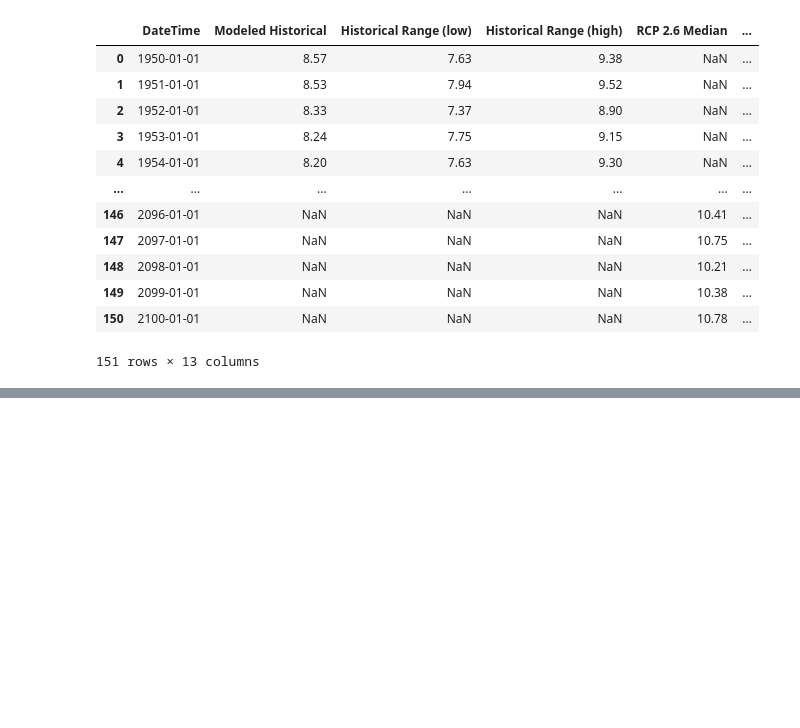
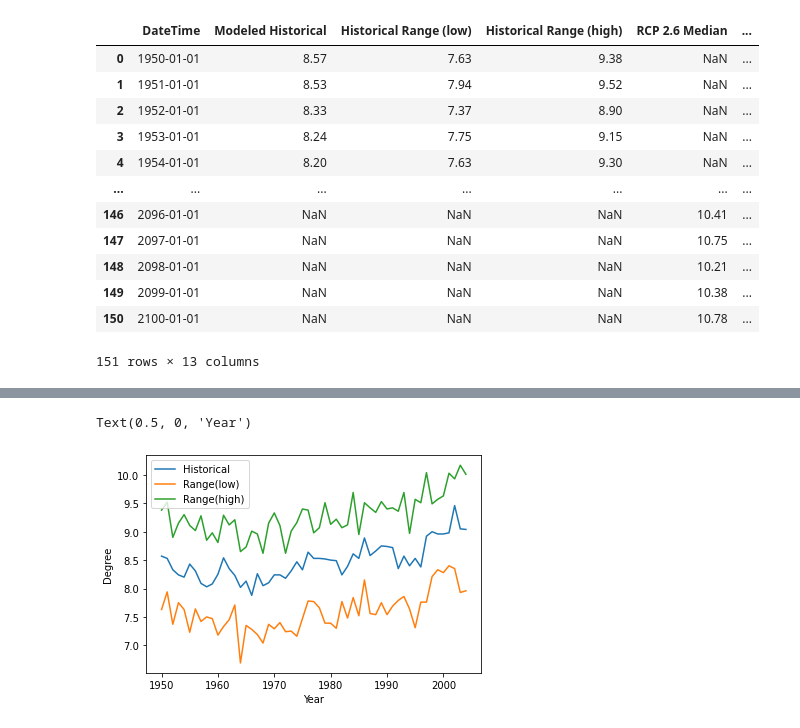
Before and after one commit to data301-2021-winter1/project-group70-project, a Jupyter notebook: notebooks/analysis1.ipynb, the cells around one changed output, grey strips where cells are left out. Cells and saved outputs as stored; diff of their text form; code cells hidden in the pictures; blank space fills up the shorter version.

```diff
--- a/notebooks/analysis1.ipynb
+++ b/notebooks/analysis1.ipynb
@@ -23,3 +24,10 @@ meanTemp
 | 149 | 2099-01-01 | NaN | NaN | NaN | 10.38 | ... |
 | 150 | 2100-01-01 | NaN | NaN | NaN | 10.78 | ... |
 151 rows × 13 columns
+# %%
+#Clean up the DateTime column
+i=1950
+for x in range(151):
+    meanTemp["DateTime"][x]=i
+    i=i+1
+meanTemp
@@ -25,0 +52,3 @@ meanTemp
+# %%
+pastTemp=meanTemp[0:55]
+pastTemp
@@ -25,0 +89,11 @@ meanTemp
+# %%
+pastTemp.pop('RCP 2.6 Median')
+pastTemp.pop('RCP 2.6 Range (low)')
+pastTemp.pop('RCP 2.6 Range (high)')
+pastTemp.pop('RCP 4.5 Median')
+pastTemp.pop('RCP 4.5 Range (low)')
+pastTemp.pop('RCP 4.5 Range (high)')
+pastTemp.pop('RCP 8.5 Median')
+pastTemp.pop('RCP 8.5 Range (low)')
+pastTemp.pop('RCP 8.5 Range (high)')
+pastTemp
@@ -25,0 +157,13 @@ meanTemp
+# %%
+#see if modeled historical mean temperature lies in between the other two
+years=pastTemp['DateTime']
+#pastTemp['DateTime'].plot()
+plt.plot(years,pastTemp['Modeled Historical'],label='Historical')
+plt.plot(years,pastTemp["Historical Range (low)"],label='Range(low)')
+plt.plot(years,pastTemp['Historical Range (high)'],label='Range(high)')
+plt.legend()
+plt.ylabel('Degree')
+plt.xlabel('Year')
+# %% [output]
+Text(0.5, 0, 'Year')
+[figure, added]
```
Also changed, not shown: parts of 12 cells of this notebook.
